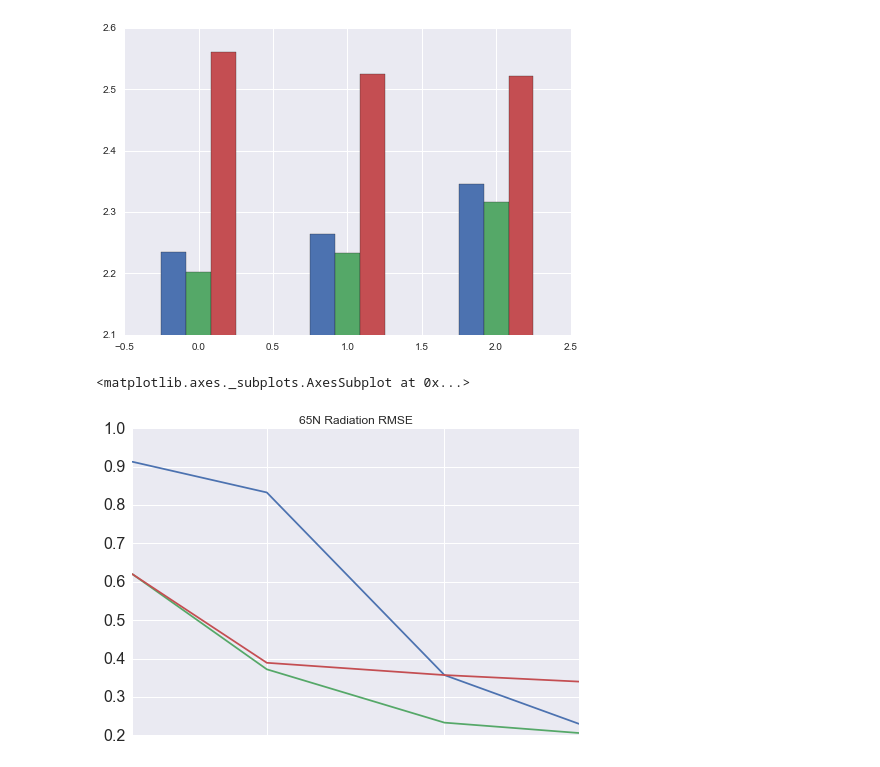
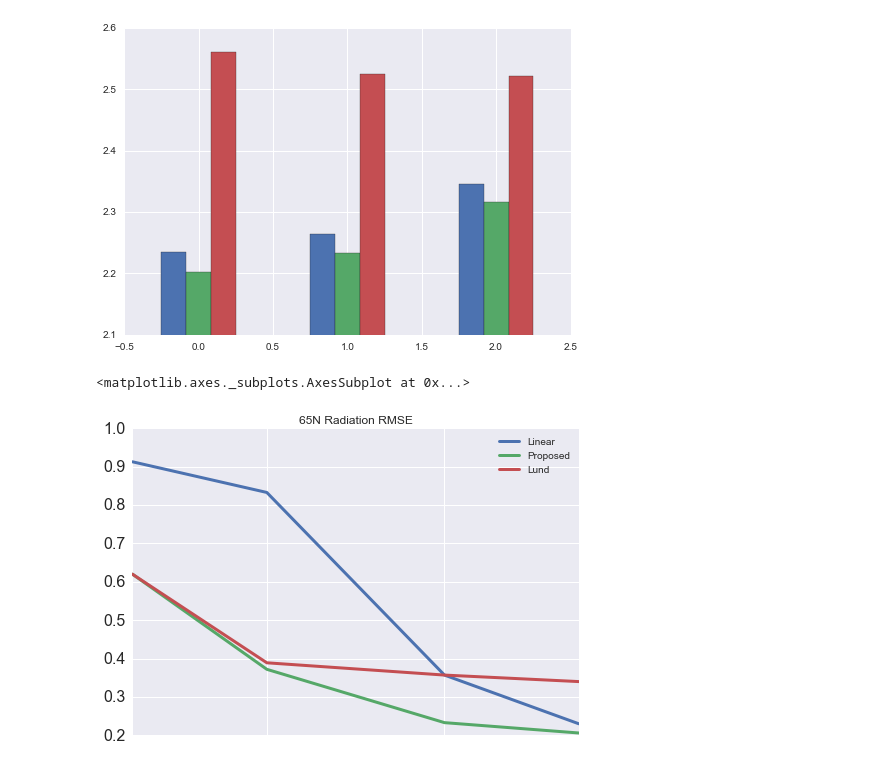
Before and after one commit to monkeybutter/circular_tree, a Jupyter notebook: manuscript/ipython figures/experiment_figures.ipynb, the cells around one changed output. Drawn from its saved outputs; the diff is of its cells as text; code cells hidden in the pictures.

```diff
--- a/manuscript/ipython figures/experiment_figures.ipynb
+++ b/manuscript/ipython figures/experiment_figures.ipynb
@@ -36,8 +36,8 @@ UnicodeDecodeError: 'ascii' codec can't decode byte 0xe2 in position 9: ordinal
 [figure]
 # %%
 arr = np.array([[0.913, 0.833, 0.357, 0.230], [0.620, 0.372, 0.233, 0.206], [0.620, 0.389, 0.357, 0.340]]).T
-df_mkv = pd.DataFrame(arr, index=[2500, 1250, 500, 250], columns=["Linear", "Lund", "Proposed"])
-df_mkv.plot(xticks=[2500, 1250, 500, 250], title="65N Radiation RMSE", logx=True, fontsize=16, legend=False)
+df_mkv = pd.DataFrame(arr, index=[2500, 1250, 500, 250], columns=["Linear", "Proposed", "Lund"])
+df_mkv.plot(xticks=[2500, 1250, 500, 250], title="65N Radiation RMSE", lw=3, logx=True, fontsize=16)
 # %% [output]
 <matplotlib.axes._subplots.AxesSubplot at 0x...>
-[figure, old version]
+[figure, new version]
```
Also changed, not shown: parts of 1 cell of this notebook, 4 other files.
